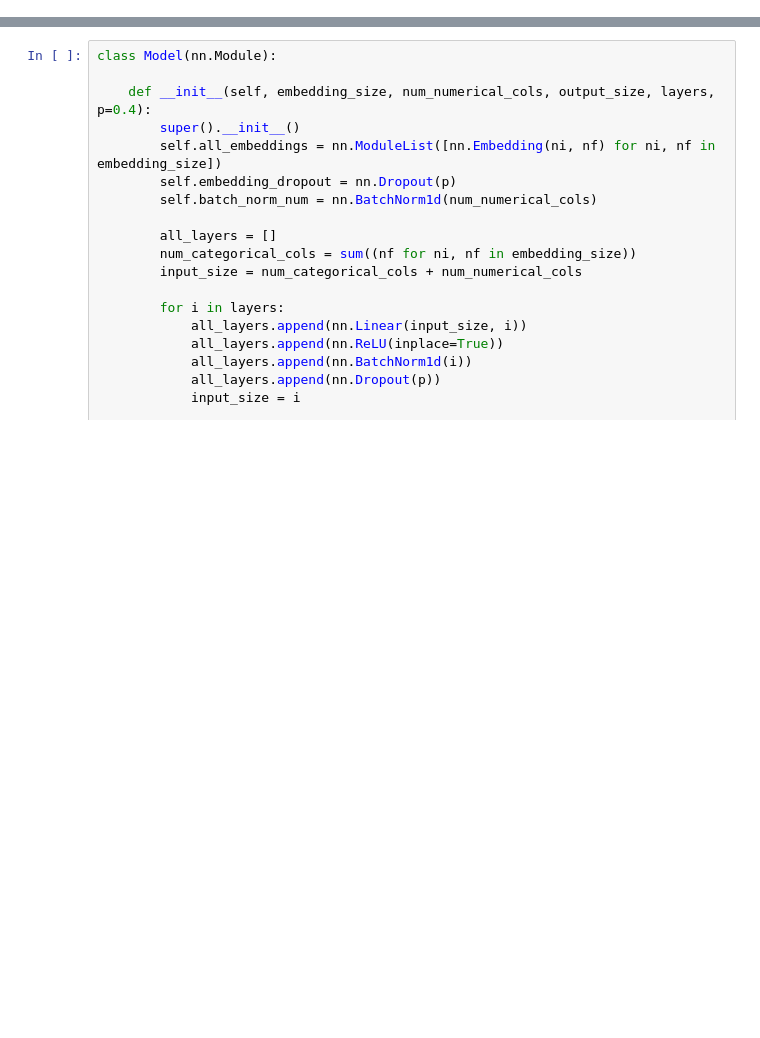
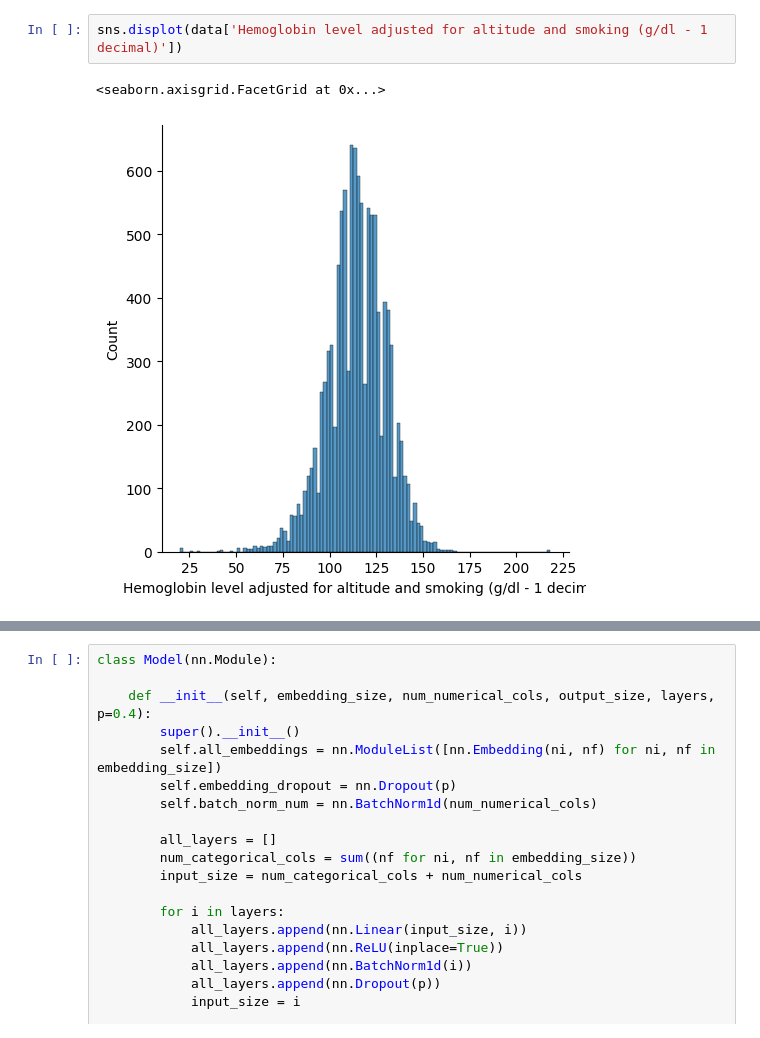
Before and after one commit to Ponynie/IntroDMLabChula, a Jupyter notebook: Final_Project/Traning_Anemia.ipynb, the cells around one changed output, grey strips where cells are left out. Saved outputs shown, nothing was run; the diff lists cells and outputs as text; blank space fills up the shorter version.

```diff
--- a/Final_Project/Traning_Anemia.ipynb
+++ b/Final_Project/Traning_Anemia.ipynb
@@ -37,0 +67,5 @@ print(data['Anemia level'].cat.categories, "Label")
+# %%
+sns.displot(data['Hemoglobin level adjusted for altitude and smoking (g/dl - 1 decimal)'])
+# %% [output]
+<seaborn.axisgrid.FacetGrid at 0x...>
+[figure, added]
```
Also changed, not shown: parts of 19 cells of this notebook, 2 other files.
